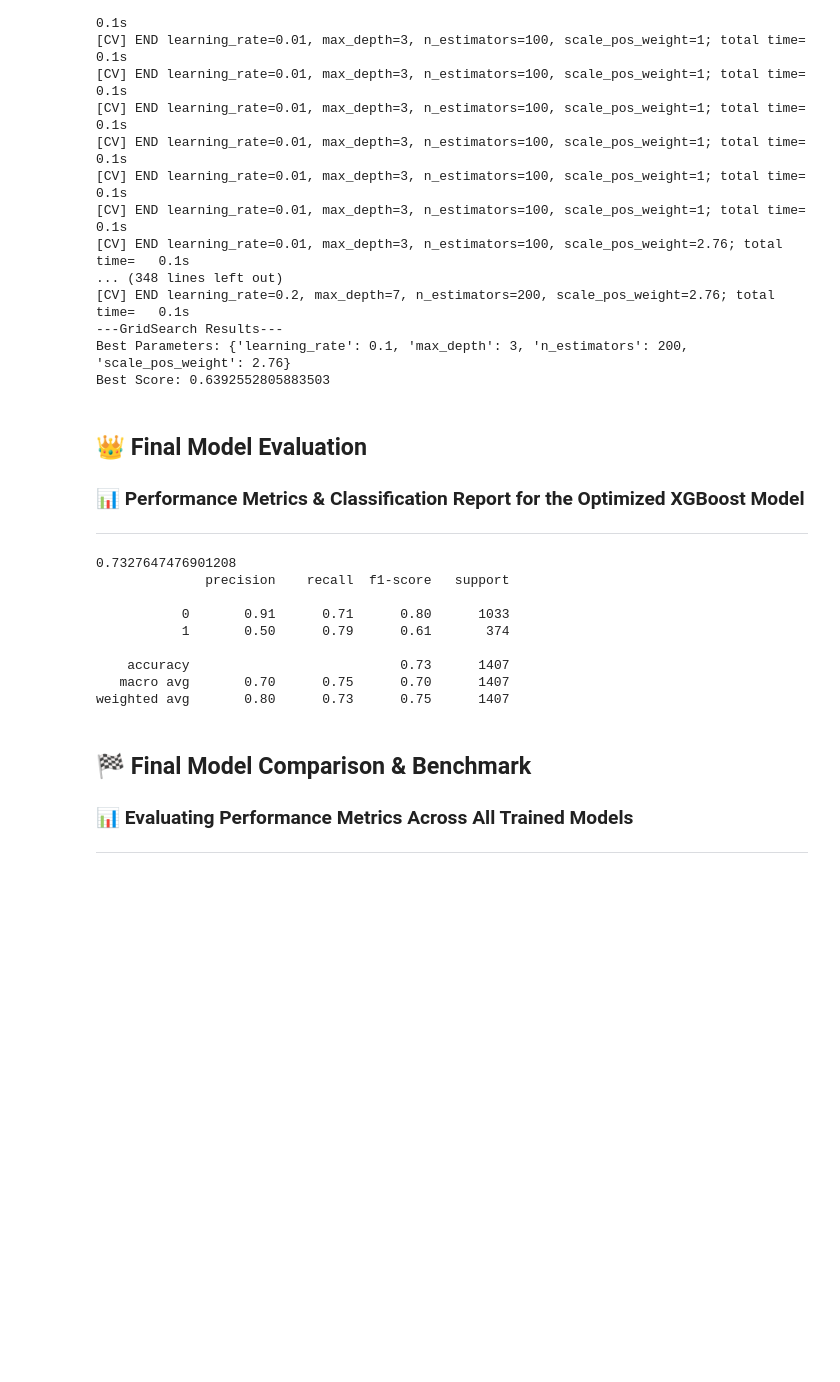
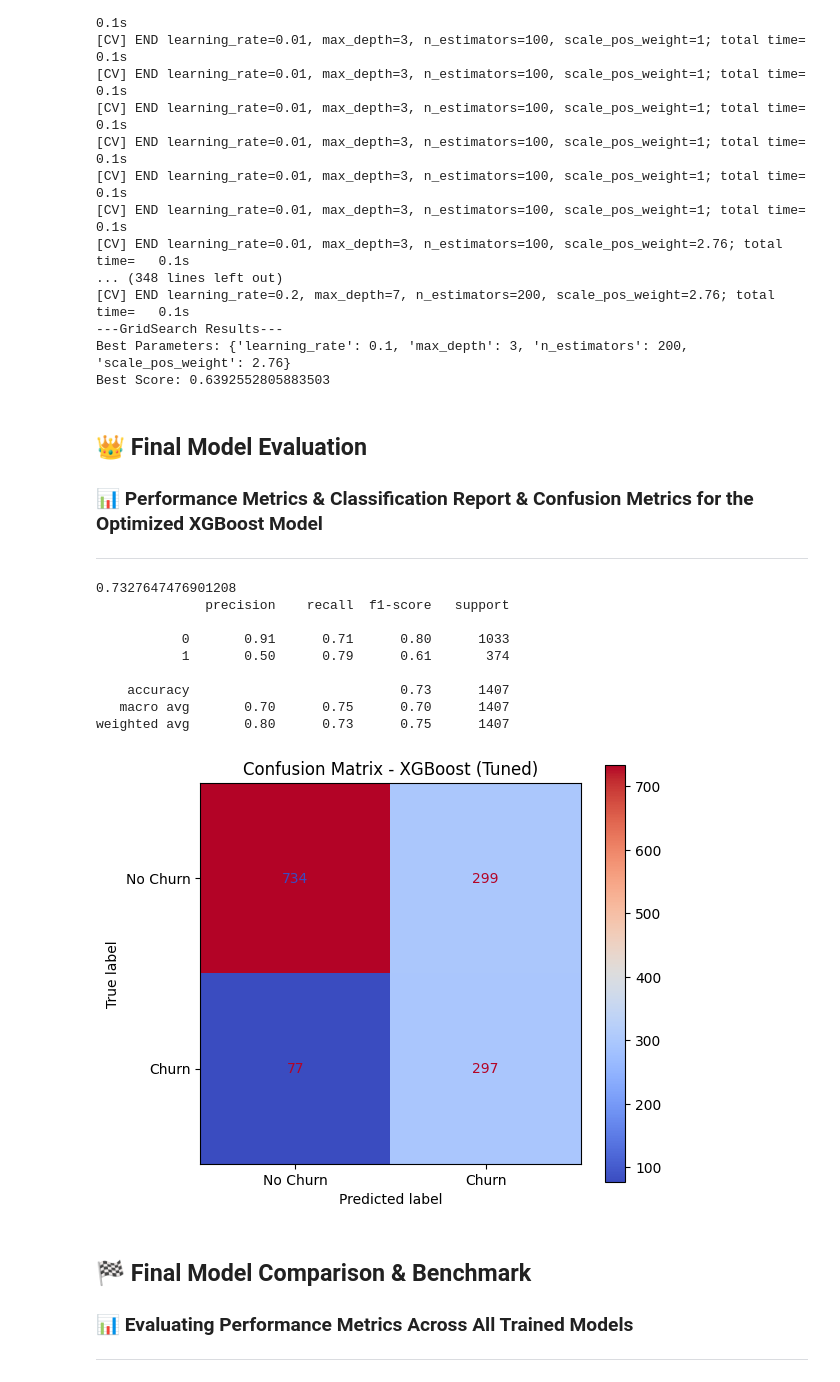
Before and after one commit to serhat-eroglu/Customer-churn-project, a Jupyter notebook: notebooks/03_model.ipynb, the cells around one changed output. Cells and saved outputs as stored; diff of their text form; code cells hidden in the pictures; blank space fills up the shorter version.

```diff
--- a/notebooks/03_model.ipynb
+++ b/notebooks/03_model.ipynb
@@ -261,23 +263,36 @@ Best Score: 0.6392552805883503
 # %% [markdown]
 ## 👑 Final Model Evaluation
 
-### 📊 Performance Metrics & Classification Report for the Optimized XGBoost Model
+### 📊 Performance Metrics & Classification Report & Confusion Metrics for the Optimized XGBoost Model
 ---
 # %%
 best_model = grid_search.best_estimator_
 y_pred_best = best_model.predict(X_test)
 print(accuracy_score(y_test, y_pred_best))
 print(classification_report(y_test, y_pred_best))
+
+
+fig, ax = plt.subplots(figsize=(6, 5))
+ConfusionMatrixDisplay.from_predictions(y_test, y_pred_best,
+                                         display_labels=['No Churn', 'Churn'],
+                                         ax=ax,
+                                         cmap='coolwarm')
+ax.set_title('Confusion Matrix - XGBoost (Tuned)')
+plt.tight_layout()
+plt.style.use('default')
+plt.savefig('../assets/confusion_matrix.png', dpi=150, bbox_inches='tight')
+plt.show()
 # %% [output]
 0.7327647476901208
               precision    recall  f1-score   support
 
            0       0.91      0.71      0.80      1033
            1       0.50      0.79      0.61       374
 
     accuracy                           0.73      1407
    macro avg       0.70      0.75      0.70      1407
 weighted avg       0.80      0.73      0.75      1407
+[figure, added]
 # %% [markdown]
 ## 🏁 Final Model Comparison & Benchmark
 
```
Also changed, not shown: parts of 2 cells of this notebook, 3 other files.
